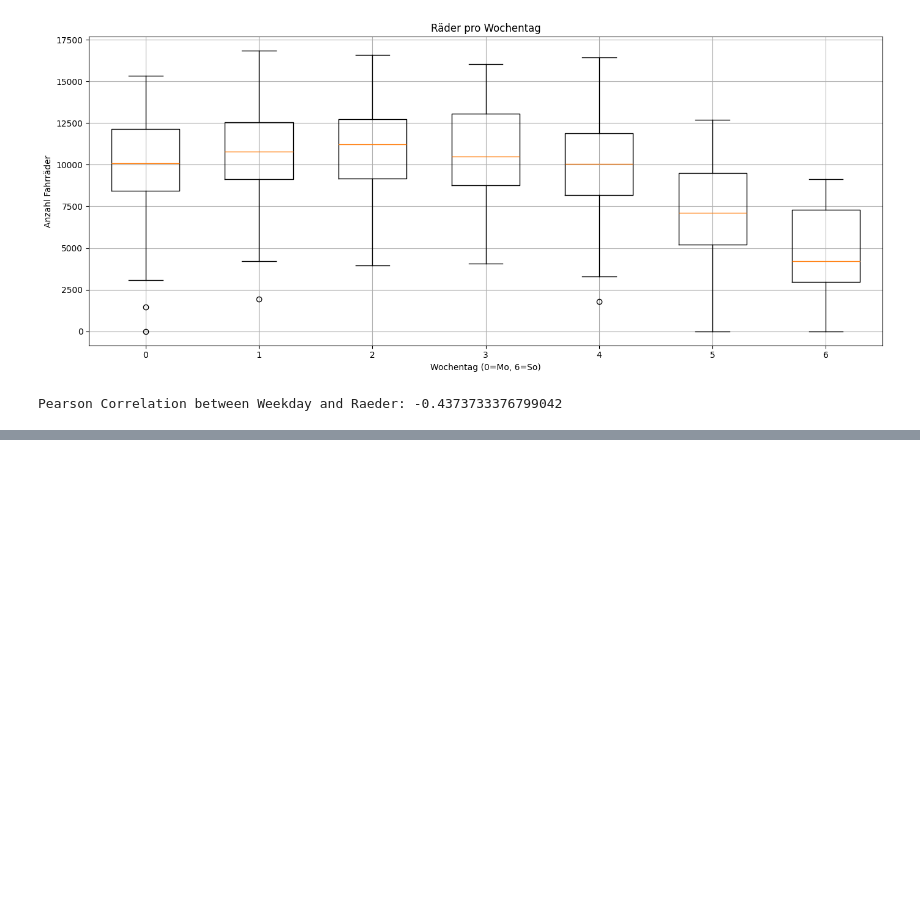
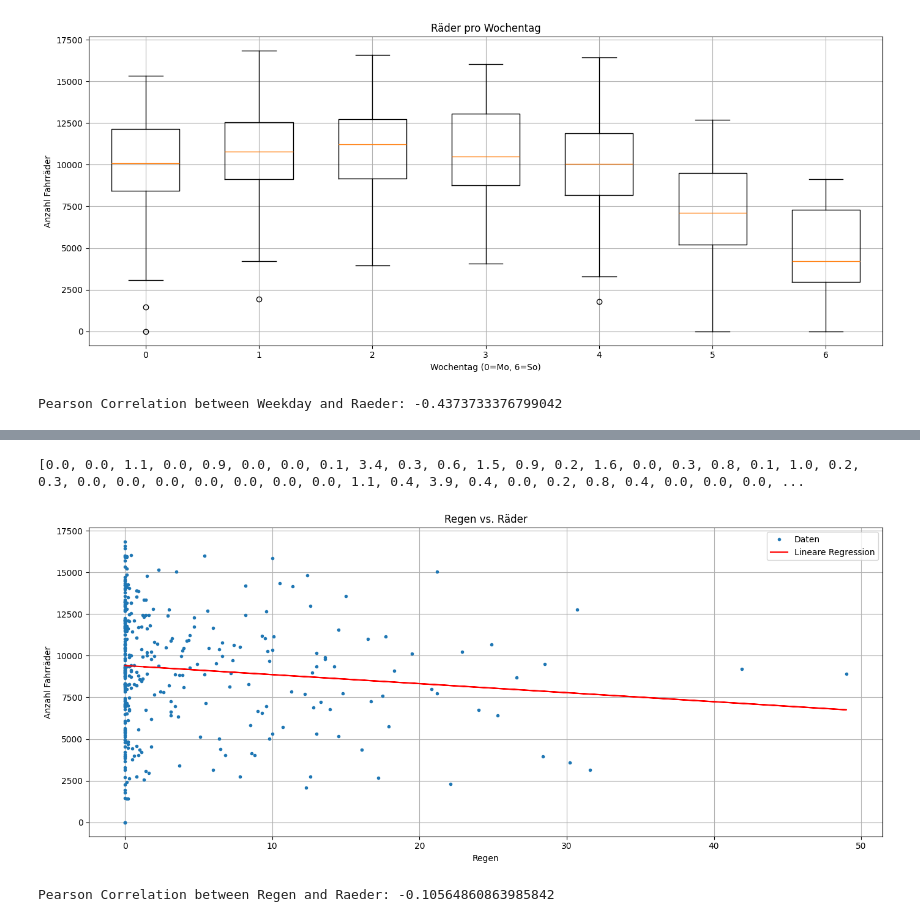
Before and after one commit to LordOfReinkeness/stochastik_SoSe25, a Jupyter notebook: fahrraeder.ipynb, the cells around one changed output, grey strips where cells are left out. Cells and saved outputs as stored; diff of their text form; code cells hidden in the pictures; blank space fills up the shorter version.

```diff
--- a/fahrraeder.ipynb
+++ b/fahrraeder.ipynb
@@ -18,22 +56,14 @@ raeder = extract_csv_data(csv_file, 'Raeder')
 einwaerts = extract_csv_data(csv_file, 'stadteinwaerts')
 auswaerts = extract_csv_data(csv_file, 'stadtauswaerts')
 temp = extract_csv_data(csv_file, 'GefuehlteTemperatur')
-zeit = extract_csv_data(csv_file, 'Zeit', )
+regen = extract_csv_data(csv_file, 'Regen')
+zeit = extract_csv_data(csv_file, 'Zeit')
 
 zeit_dt = pd.to_datetime(zeit, format='%d.%m.%Y %H:%M')
 raeder = [float(x) for x in raeder]
 temp = [float(x) for x in temp]
 einwaerts = [float(x) for x in einwaerts]
 auswaerts = [float(x) for x in auswaerts]
+regen = [float(x) for x in regen]
 
 proTag = [r - (e + a) for r, e, a in zip(raeder, einwaerts, auswaerts)]
-
-# Zeitreihe plotten
-plt.figure(figsize=(14, 6))
-plt.plot(zeit, raeder, marker='o', linestyle='none', markersize=3)
-plt.title('Fahrradanzahl pro Tag (ungefiltert)')
-plt.xlabel('Zeit')
-plt.ylabel('Anzahl Fahrräder')
-plt.grid(True)
-plt.tight_layout()
-plt.show()
@@ -162,0 +226,30 @@ Pearson correlation: 0.4258805266190003
+# %%
+import numpy as np
+import matplotlib.pyplot as plt
+from scipy.stats import pearsonr
+
+# Pearson correlation
+print(regen)
+correlation, _ = pearsonr(regen, raeder)
+
+# Linear regression
+slope, intercept = np.polyfit(regen, raeder, 1)
+regression_line = np.poly1d((slope, intercept))
+
+# Plot
+plt.figure(figsize=(14, 6))
+plt.plot(regen, raeder, marker='o', linestyle='none', markersize=3, label='Daten')
+plt.plot(regen, regression_line(regen), color='red', label='Lineare Regression')
+plt.title('Regen vs. Räder')
+plt.xlabel('Regen')
+plt.ylabel('Anzahl Fahrräder')
+plt.grid(True)
+plt.legend()
+plt.tight_layout()
+plt.show()
+
+print("Pearson Correlation between Regen and Raeder:", correlation)
+# %% [output]
+[0.0, 0.0, 1.1, 0.0, 0.9, 0.0, 0.0, 0.1, 3.4, 0.3, 0.6, 1.5, 0.9, 0.2, 1.6, 0.0, 0.3, 0.8, 0.1, 1.0, 0.2, 0.3, 0.0, 0.0, 0.0, 0.0, 0.0, 0.0, 0.0, 1.1, 0.4, 3.9, 0.4, 0.0, 0.2, 0.8, 0.4, 0.0, 0.0, 0.0, ...
+[figure, added]
+Pearson Correlation between Regen and Raeder: -0.10564860863985842
```
Also changed, not shown: parts of 6 cells of this notebook.
